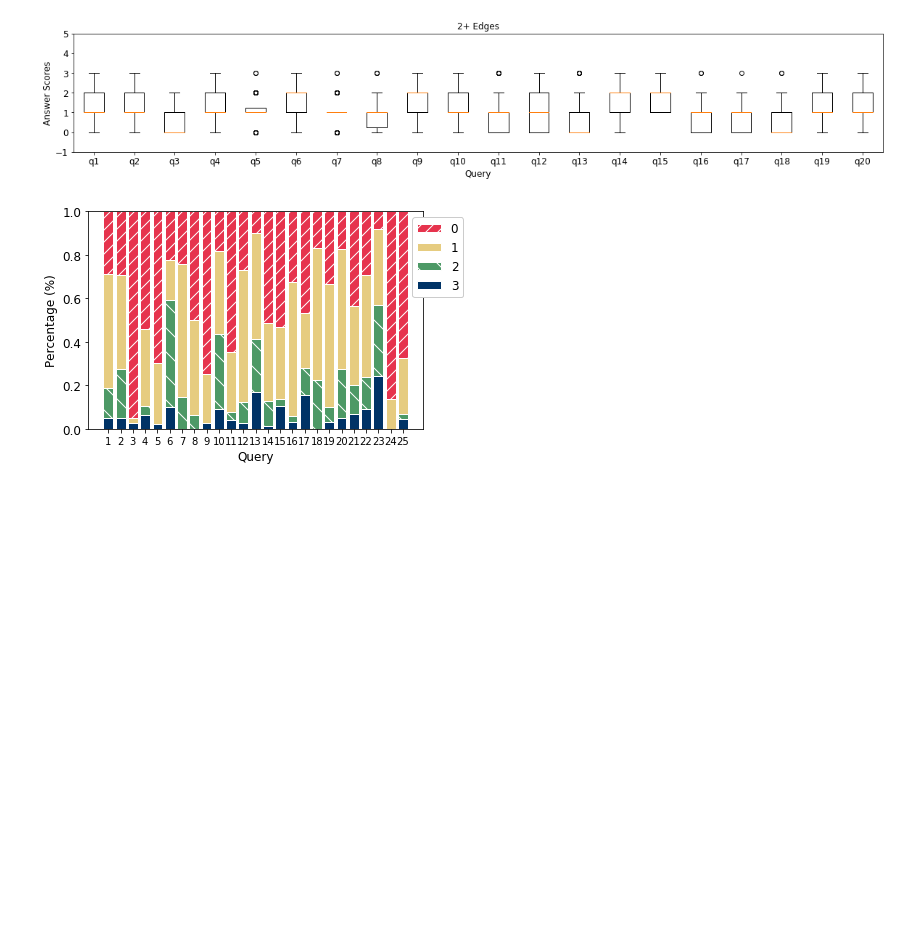
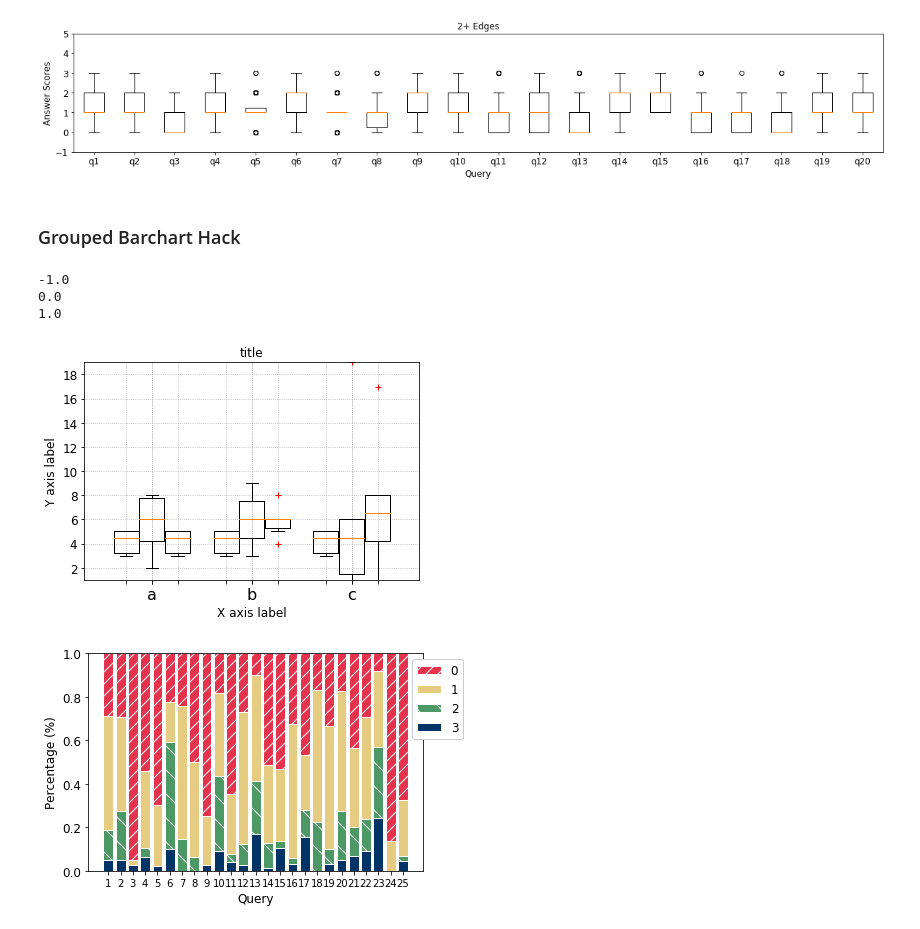
Before and after one commit to kuzeko/JupyterCharts, a Jupyter notebook: notebook/example/charts.ipynb, the cells around one changed output. Saved outputs shown, nothing was run; the diff lists cells and outputs as text; code cells hidden in the pictures; blank space fills up the shorter version.

Commit message:
grouped boxplot

```diff
--- a/notebook/example/charts.ipynb
+++ b/notebook/example/charts.ipynb
@@ -177,6 +177,84 @@ for group, anss in answers.items(): ## We have 3 experiments: '1 Entity', '1 Edg
 [figure]
 [figure]
 [figure]
+# %% [markdown]
+### Grouped Barchart Hack
+# %%
+# --- Your data, e.g. results per algorithm:
+data1 = [5,5,4,3,3,5]
+data2 = [6,6,4,6,8,5]
+data3 = [7,8,4,5,8,2]
+data4 = [6,9,3,6,8,4]
+data6 = [17,8,4,5,8,1]
+data7 = [6,19,3,6,1,1]
+
+
+# --- Combining your data:
+data_group1 = [data1, data2, data6]
+data_group2 = [data3, data4, data7]
+data_group3 = [data1, data1, data1]
+data_group4 = [data2, data2, data2]
+data_group5 = [data2, data2, data2]
+
+data_groups = [data_group1, data_group2, data_group3] #, data_group4] #, data_group5]
+
+# --- Labels for your data:
+labels_list = ['a','b', 'c']
+width       = 0.3
+xlocations  = [ x*((1+ len(data_groups))*width) for x in range(len(data_group1)) ]
+
+symbol      = 'r+'
+ymin        = min ( [ val  for dg in data_groups  for data in dg for val in data ] )
+ymax        = max ( [ val  for dg in data_groups  for data in dg for val in data ])
+
+ax = pl.gca()
+ax.set_ylim(ymin,ymax)
+
+ax.grid(True, linestyle='dotted')
+ax.set_axisbelow(True)
+
+pl.xlabel('X axis label')
+pl.ylabel('Y axis label')
+pl.title('title')
+
+space = len(data_groups)/2
+offset = len(data_groups)/2
+
+
+ax.set_xticks( xlocations )
+ax.set_xticklabels( labels_list, rotation=0 )
+# --- Offset the positions per group:
+
+group_positions = []
+for num, dg in enumerate(data_groups):
+    _off = (0 - space + (0.5+num))
+    print(_off)
+    group_positions.append([x-_off*(width+0.01) for x in xlocations])
+
+for dg, pos in zip(data_groups, group_positions):
+    pl.boxplot(dg,
+                sym=symbol,
+    #            labels=['']*len(labels_list),
+                labels=['']*len(labels_list),
+                positions=pos,
+                widths=width,
+    #           notch=False,
+    #           vert=True,
+    #           whis=1.5,
+    #           bootstrap=None,
+    #           usermedians=None,
+    #           conf_intervals=None,
+    #           patch_artist=False,
+                )
+
+
+
+pl.show()
+# %% [output]
+-1.0
+0.0
+1.0
+[figure, added]
 # %%
 # Find optimal ranking for the NDCG
 
```
Also changed, not shown: 1 other file.
